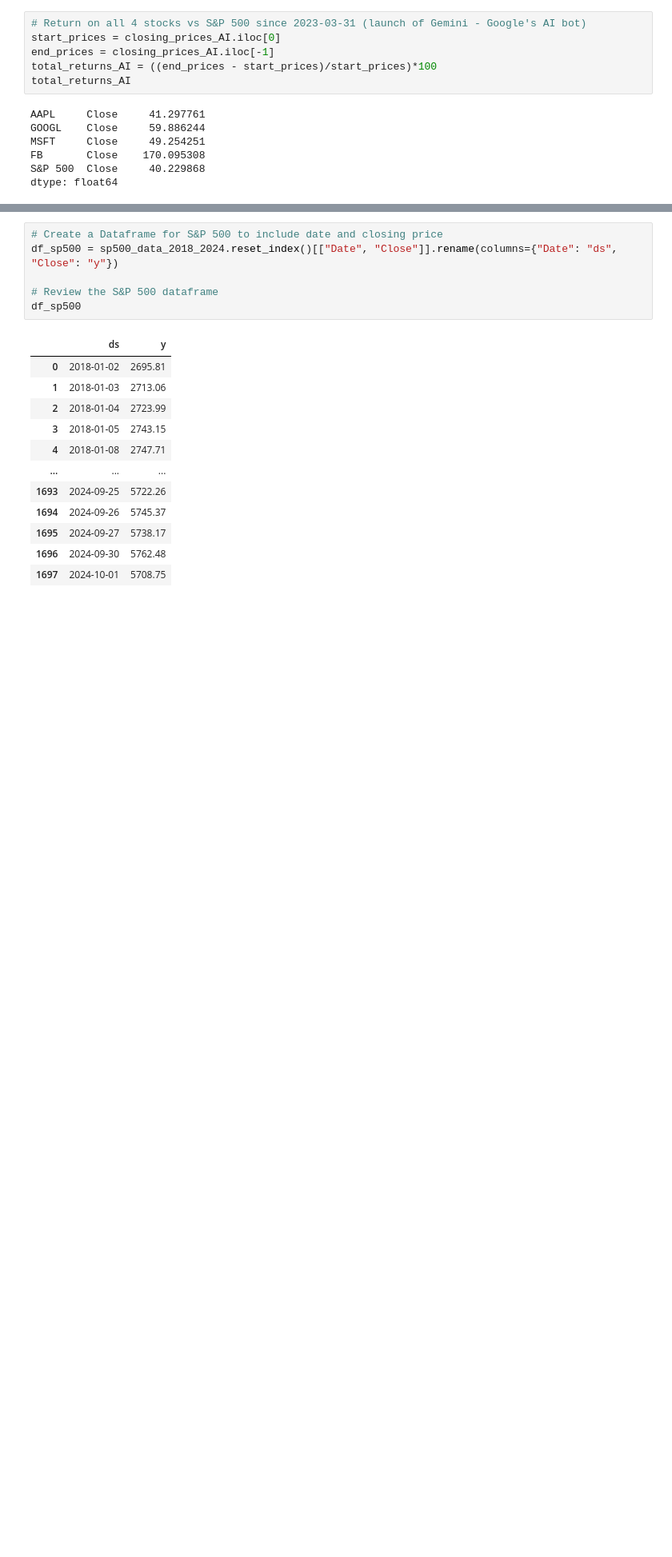
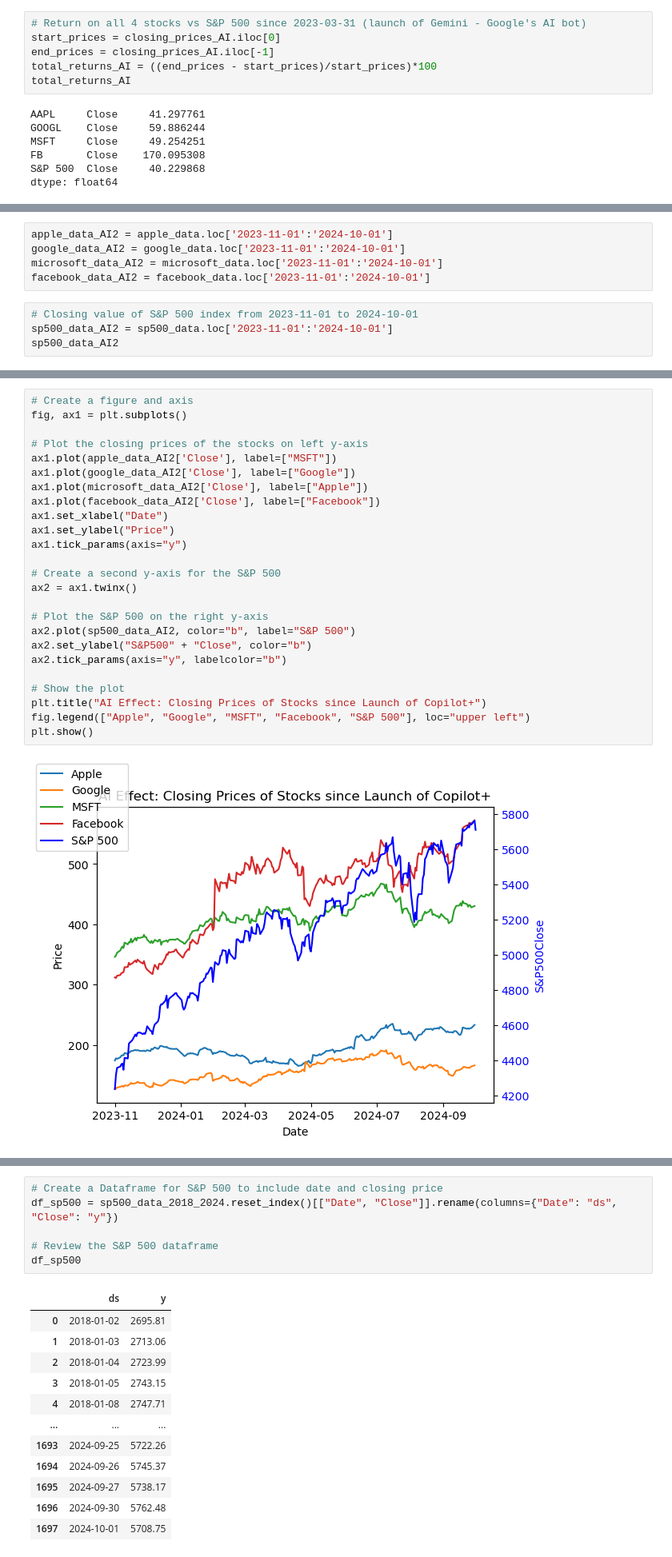
Before and after one commit to KingCam12/Project1_Group3, a Jupyter notebook: project1_group3.ipynb, the cells around one changed output, grey strips where cells are left out. Shown at 80% size. Cells and saved outputs as stored; diff of their text form; blank space fills up the shorter version.

Commit message:
Anlyzed the data and added the results to the project1_group3.ipynb file

```diff
--- a/project1_group3.ipynb
+++ b/project1_group3.ipynb
@@ -479,0 +502,9 @@ dtype: float64
+# %%
+apple_data_AI2 = apple_data.loc['2023-11-01':'2024-10-01']
+google_data_AI2 = google_data.loc['2023-11-01':'2024-10-01']
+microsoft_data_AI2 = microsoft_data.loc['2023-11-01':'2024-10-01']
+facebook_data_AI2 = facebook_data.loc['2023-11-01':'2024-10-01']
+# %%
+# Closing value of S&P 500 index from 2023-11-01 to 2024-10-01
+sp500_data_AI2 = sp500_data.loc['2023-11-01':'2024-10-01']
+sp500_data_AI2
@@ -479,0 +526,27 @@ dtype: float64
+# %%
+# Create a figure and axis
+fig, ax1 = plt.subplots()
+
+# Plot the closing prices of the stocks on left y-axis
+ax1.plot(apple_data_AI2['Close'], label=["MSFT"])
+ax1.plot(google_data_AI2['Close'], label=["Google"])
+ax1.plot(microsoft_data_AI2['Close'], label=["Apple"])
+ax1.plot(facebook_data_AI2['Close'], label=["Facebook"])
+ax1.set_xlabel("Date")
+ax1.set_ylabel("Price")
+ax1.tick_params(axis="y")
+
+# Create a second y-axis for the S&P 500
+ax2 = ax1.twinx()
+
+# Plot the S&P 500 on the right y-axis
+ax2.plot(sp500_data_AI2, color="b", label="S&P 500")
+ax2.set_ylabel("S&P500" + "Close", color="b")
+ax2.tick_params(axis="y", labelcolor="b")
+
+# Show the plot
+plt.title("AI Effect: Closing Prices of Stocks since Launch of Copilot+")
+fig.legend(["Apple", "Google", "MSFT", "Facebook", "S&P 500"], loc="upper left")
+plt.show()
+# %% [output]
+[figure, added]
```
Also changed, not shown: parts of 35 cells of this notebook, 2 other files.
